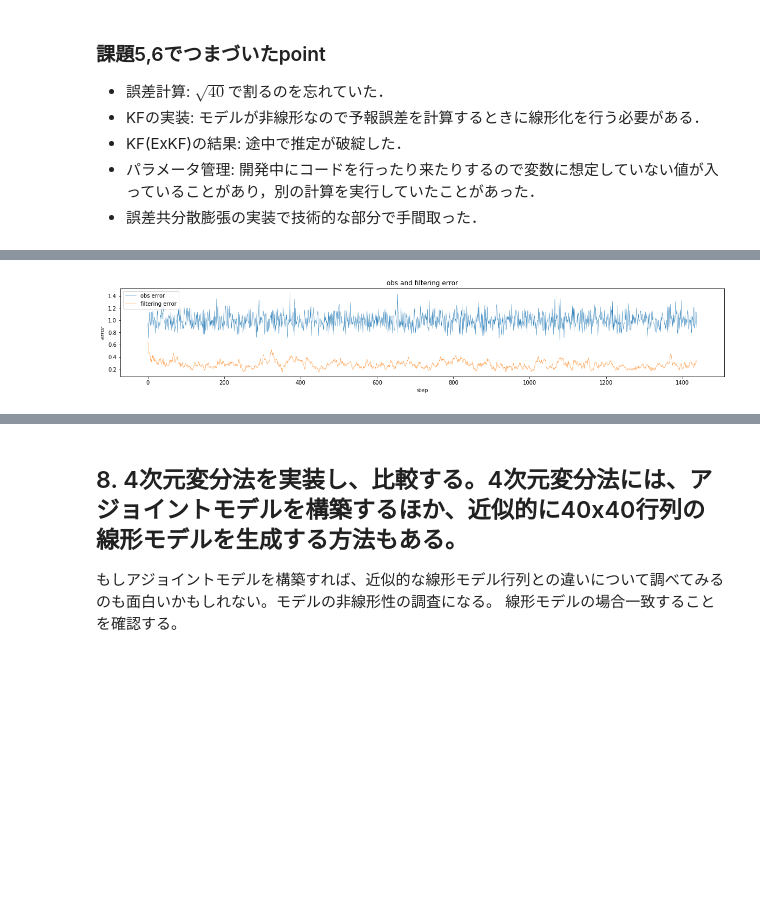
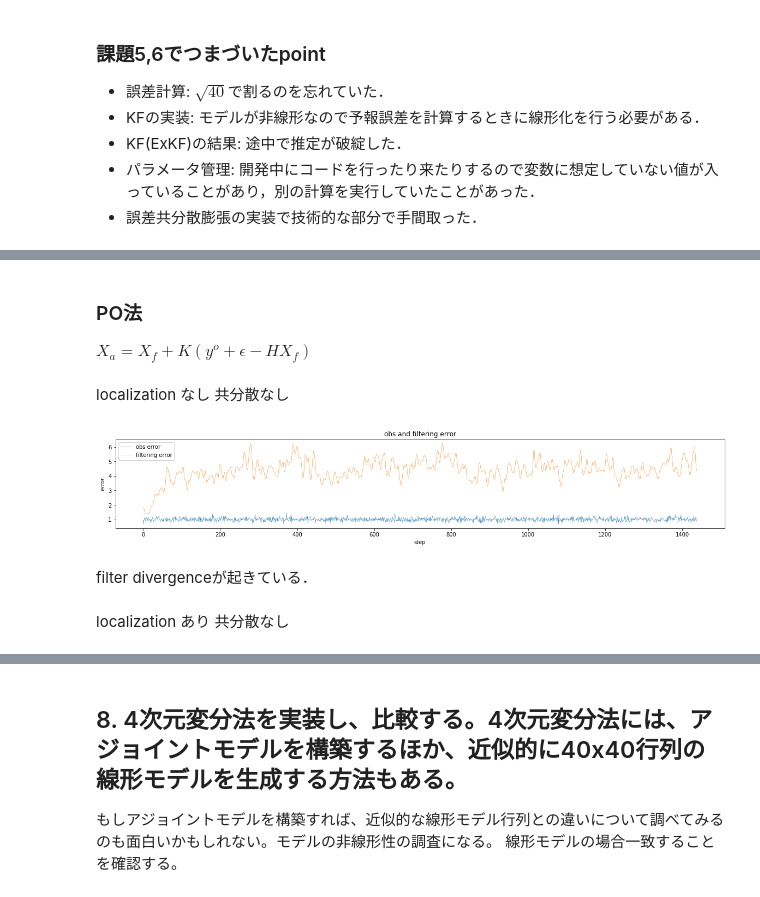
Before and after one commit to KotaTakeda/rccs_online_school, a Jupyter notebook: work.ipynb, the cells around one changed output, grey strips where cells are left out. Drawn from its saved outputs; the diff is of its cells as text; code cells hidden in the pictures; blank space fills up the shorter version.

```diff
--- a/work.ipynb
+++ b/work.ipynb
@@ -975,39 +984,0 @@ TODO:
-# %%
-# Lorenz96の設定
-J = 40
-F = 8
-lorenz = make_lorenz96(F)
-
-# 同化step
-# 時間発展は0.01ごとに行う
-dt = 0.05
-
-# モデルの遷移関数(非線形)
-# 0.01ずつ時間発展させる
-# dtは同化step
-def M(x, dt):
-    for i in range(int(dt/0.01)):
-        x = rk4(0, x, 0.01, lorenz)
-    return x
-
-# 単位行列
-I = np.identity(J)
-
-# 観測
-H = I
-
-# モデル誤差共分散, 最初は完全モデルを仮定
-Q = np.zeros((J, J))
-
-# 観測誤差共分散, 後で定数倍の変化をさせる.
-R = I
-
-# 観測値と真値
-end_step = 500 # 開発用
-y = np.load('data/obs_atr.npy')
-true = np.load('data/true_atr.npy')
-
-# KFの初期値
-np.random.seed(1)
-x_0 = y[np.random.randint(len(y)-1)]
-P_0 = 25*I
@@ -1098,0 +985,3 @@ class EnsembleKalmanFilter:
+# %% [markdown]
+### PO法
+$X_a = X_f + K(y^o + \epsilon - H X_f)$
@@ -1099 +990,5 @@ class EnsembleKalmanFilter:
+# %% [markdown]
+
+localization なし
+共分散なし
 # %%
@@ -1102,4 +999,10 @@ po.forward_estimation()
 # %%
-plot_error_KF(true[1:], y[1:], [po.x[1:]])
+po_result = np.load('data/po.npy')
+plot_error_KF(true[1:], y[1:], [po_result[1:]])
 # %% [output]
-[figure, old version]
+[figure, new version]
+# %% [markdown]
+filter divergenceが起きている．
+# %% [markdown]
+localization あり
+共分散なし
```
Also changed, not shown: parts of 19 cells of this notebook, 6 other files.
